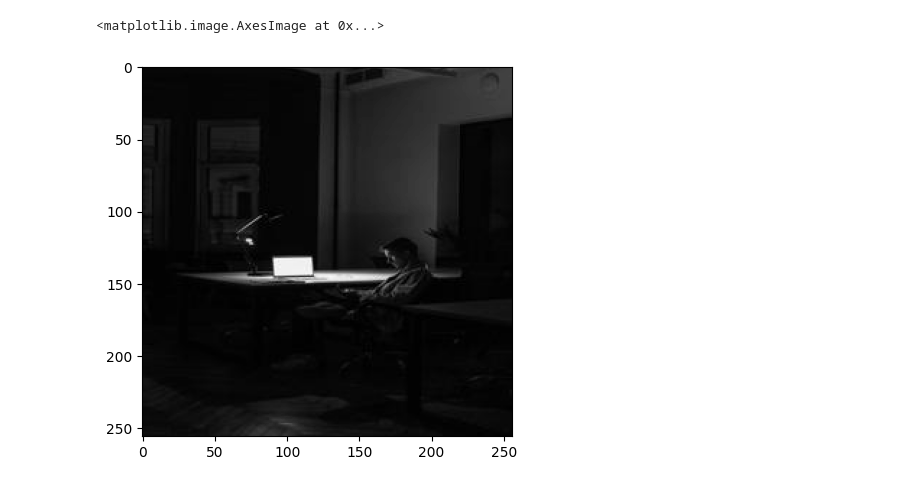
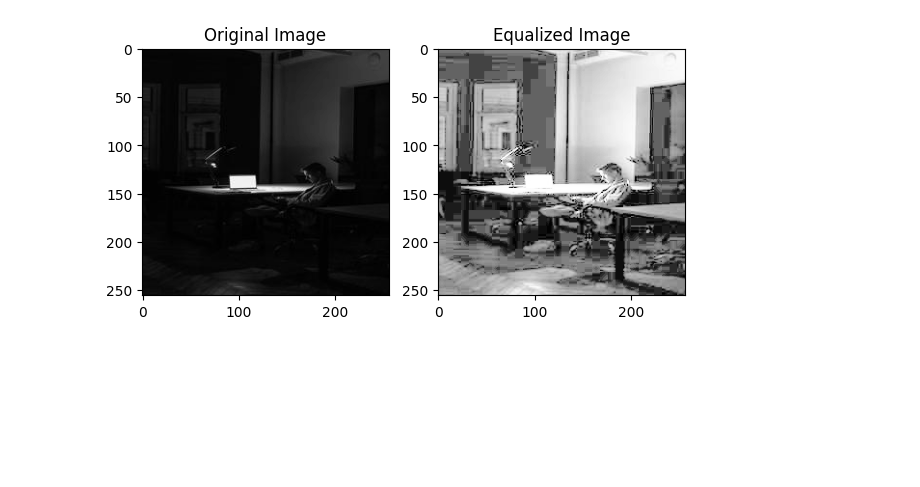
Before and after one commit to RemoShen/computerVisionClass, a Jupyter notebook: Project1/Question1/question1.ipynb, the cells around one changed output. Cells and saved outputs as stored; diff of their text form; code cells hidden in the pictures; blank space fills up the shorter version.

```diff
--- a/Project1/Question1/question1.ipynb
+++ b/Project1/Question1/question1.ipynb
@@ -5,19 +9,36 @@ import matplotlib.pyplot as plt
 # %%
 #load image
 img = cv2.imread('./detective.png', cv2.IMREAD_GRAYSCALE)
-plt.imshow(img, cmap='gray')
-# %% [output]
-<matplotlib.image.AxesImage at 0x...>
-[figure, removed]
 # %%
 #Defice a function that returns the pdf of the image
-def create_pdf(img):
+def create_pdf(im_in):
+    pdf = np.zeros(256)
+    # calculate the histogram of the image
+    for i in range(img.shape[0]):
+        for j in range(img.shape[1]):
+            pdf[img[i,j]] += 1
+    # normalize
+    pdf = pdf/(img.shape[0]*img.shape[1])
     return pdf
 # %%
 # Define a function that returns the cdf of the pdf the image
 def create_cdf(pdf):
+    #cdf
+    cdf = np.zeros(256)
+    total = 0
+    for i in range(256):
+        total += pdf[i]
+        cdf[i] = total
     return cdf
 # %%
 # Define the function that applies "Histogram equalization" on a given input image
 def histogram_equalization(im_in):
-  return eq_im
+    pdf = create_pdf(im_in)
+    cdf = create_cdf(pdf)
+    eq_im = np.zeros(im_in.shape)
+    cdf_min = cdf.min()
+    cdf_max = cdf.max()
+    for i in range(im_in.shape[0]):
+        for j in range(im_in.shape[1]):
+            eq_im[i,j] = 255*(cdf[im_in[i,j]]-cdf_min)/(cdf_max-cdf_min)
+    return eq_im
@@ -25,0 +45,15 @@ def histogram_equalization(im_in):
+# %%
+eq_img = histogram_equalization(img)
+# Display the original image and the image after histogram equalization
+plt.figure(figsize=(7,7))
+plt.subplot(1,2,1)
+plt.imshow(img, cmap='gray')
+plt.title('Original Image')
+# plt.axis('off')
+plt.subplot(1,2,2)
+plt.imshow(eq_img, cmap='gray')
+plt.title('Equalized Image')
+# plt.axis('off')
+plt.show()
+# %% [output]
+[figure, added]
```
Also changed, not shown: parts of 4 cells of this notebook, 1 other file.
